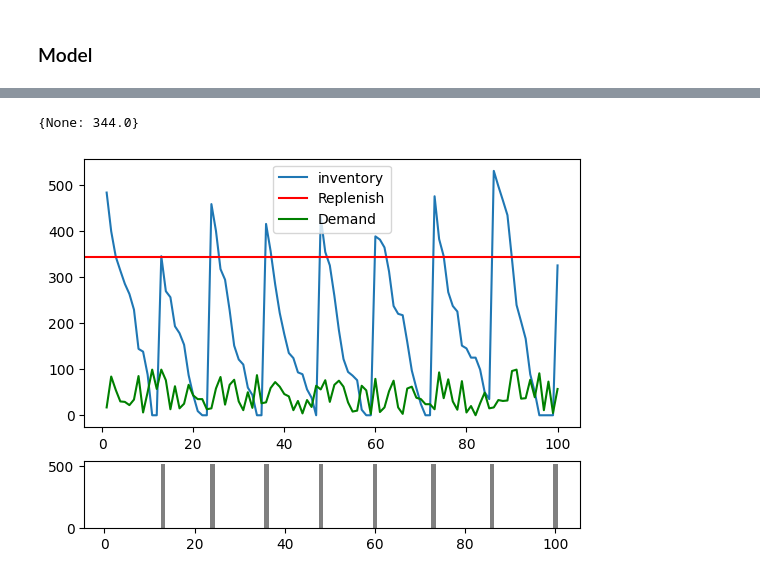
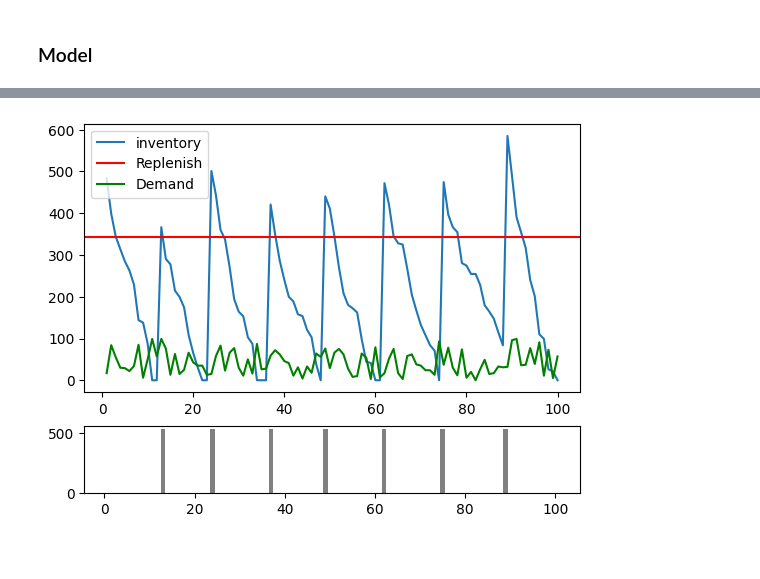
Before and after one commit to VicNocMoura/pyomo-inventory-optimization, a Jupyter notebook: (r-q)-inventory-lead-time.ipynb, the cells around one changed output, grey strips where cells are left out. Drawn from its saved outputs; the diff is of its cells as text; code cells hidden in the pictures.

Commit message:
change to real decision variables

```diff
--- a/(r-q)-inventory-lead-time.ipynb
+++ b/(r-q)-inventory-lead-time.ipynb
@@ -35,13 +35,13 @@ m = pe.ConcreteModel()
 m.time = pe.Set(initialize = pe.RangeSet(1,100))
 # %%
 # devision variables
-m.Q  = pe.Var(bounds=[0,maxQ],domain = pe.NonNegativeIntegers)
-m.R = pe.Var(bounds=[0,invCap],domain = pe.NonNegativeIntegers)
-m.inv = pe.Var(m.time,bounds=[0,invCap],domain = pe.NonNegativeIntegers)
-m.back = pe.Var(m.time,bounds = [0,maxBackLogged],domain = pe.NonNegativeIntegers)
+m.Q  = pe.Var(bounds=[0,maxQ],domain = pe.NonNegativeReals)
+m.R = pe.Var(bounds=[0,invCap],domain = pe.NonNegativeReals)
+m.inv = pe.Var(m.time,bounds=[0,invCap],domain = pe.NonNegativeReals)
+m.back = pe.Var(m.time,bounds = [0,maxBackLogged],domain = pe.NonNegativeReals)
 m.low = pe.Var(m.time,domain = pe.Binary)
 m.order = pe.Var(m.time,domain = pe.Binary)
-m.repl = pe.Var(m.time,domain = pe.NonNegativeIntegers)
+m.repl = pe.Var(m.time,domain = pe.NonNegativeReals)
 m.delta = pe.Var(m.time,domain = pe.Binary)
 # %%
 # objective
@@ -175,18 +175,14 @@ for ivalues in demand.keys():
                             }])],ignore_index=True)
 # %%
 import matplotlib.pyplot as plt
-# %%
-repl
-# %% [output]
-{None: 344.0}
 # %%
 f, (a0,a1) = plt.subplots(2,1,gridspec_kw={'height_ratios': [1, 1/4]})
 
-a0.plot(df['time'],df['value'])
+a0.plot(df['time'],df['inventory'])
 a0.axhline(y = m.R(),color = 'r')
 a0.plot(df_demand['time'],df_demand['demand'], color = 'g')
 a0.legend(['inventory','Replenish','Demand'])
 a1.bar(df_['time'],df_['supply'],color ='#808080',width = 1)
 plt.show()
 # %% [output]
-[figure, old version]
+[figure, new version]
```
Also changed, not shown: parts of 2 cells of this notebook.
